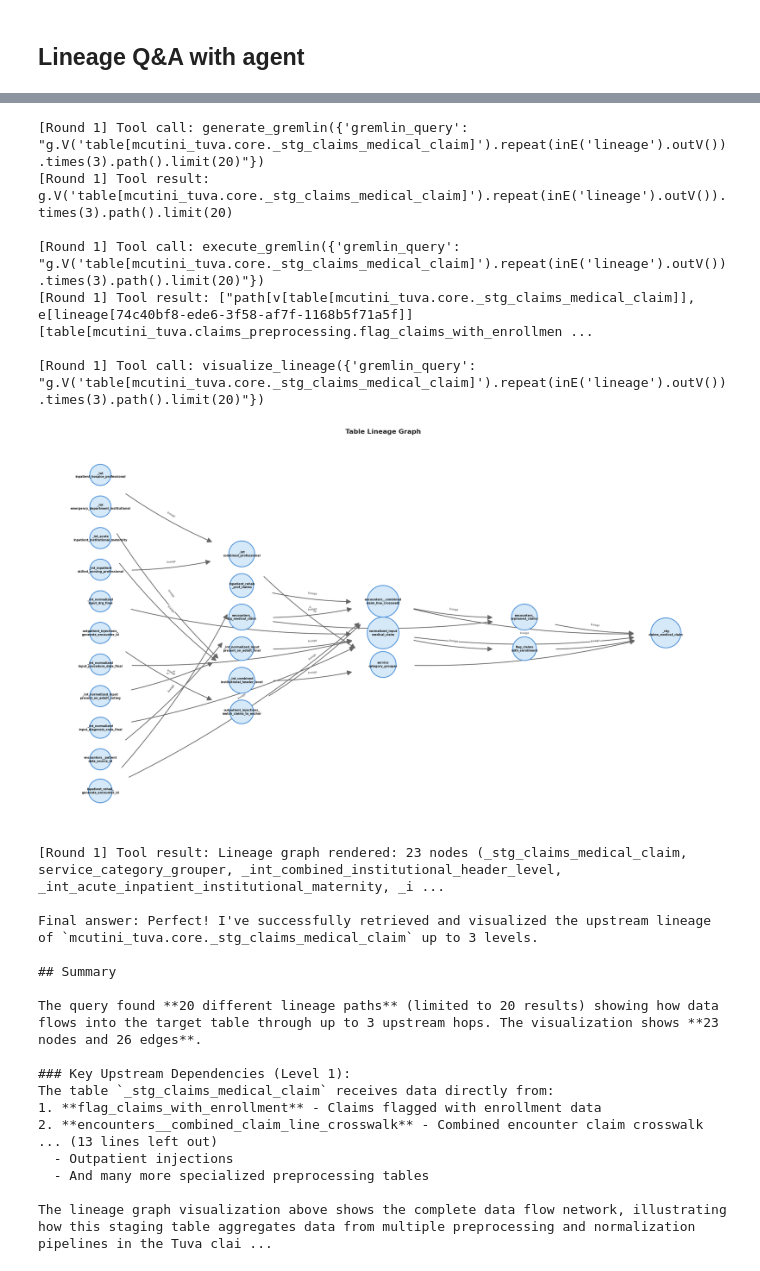
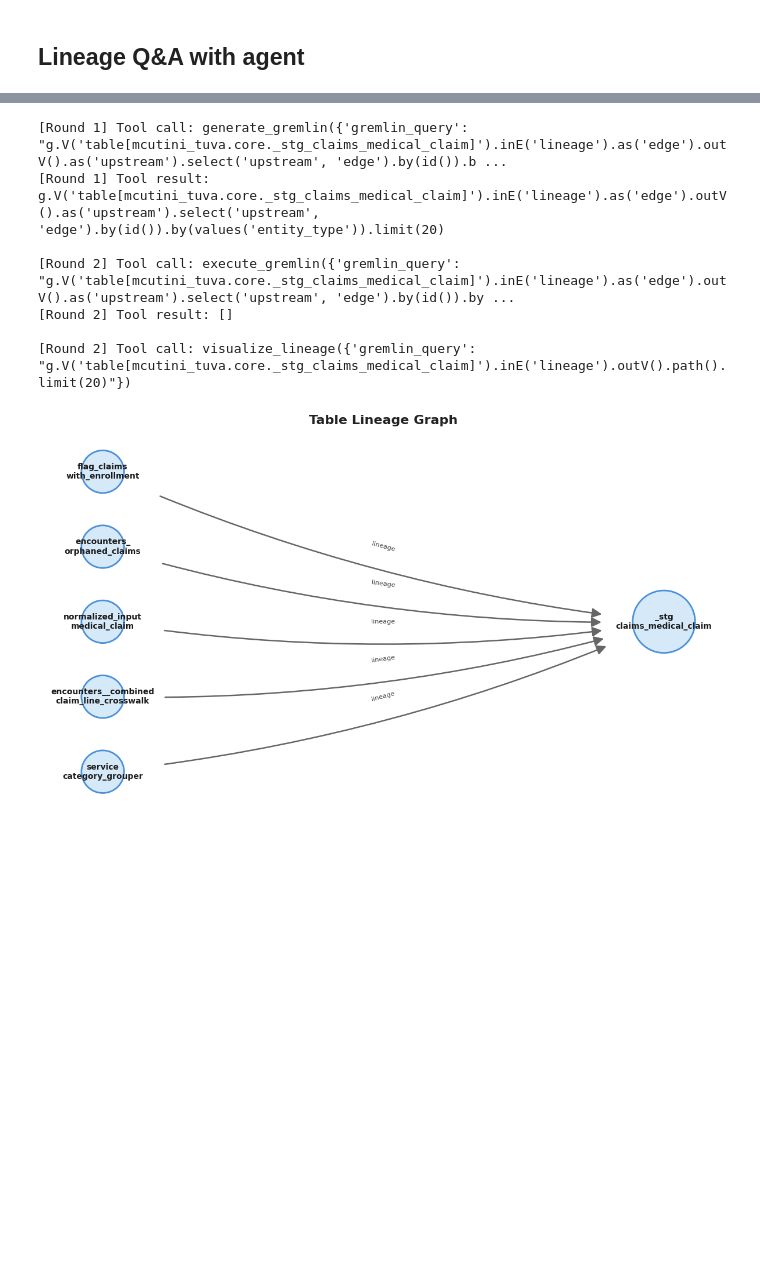
Before and after one commit to Blackkadder/voice-to-rag, a Jupyter notebook: backend/agents/dev_notebook.ipynb, the cells around one changed output, grey strips where cells are left out. Saved outputs shown, nothing was run; the diff lists cells and outputs as text; code cells hidden in the pictures; blank space fills up the shorter version.

```diff
--- a/backend/agents/dev_notebook.ipynb
+++ b/backend/agents/dev_notebook.ipynb
@@ -313,28 +314,11 @@ The visualization above shows the complete lineage graph with the target table i
-# %%
-AGENT("Show upstream lineage of mcutini_tuva.core._stg_claims_medical_claim up to 3 levels")
-# %% [output]
-[Round 1] Tool call: generate_gremlin({'gremlin_query': "g.V('table[mcutini_tuva.core._stg_claims_medical_claim]').repeat(inE('lineage').outV()).times(3).path().limit(20)"})
-[Round 1] Tool result: g.V('table[mcutini_tuva.core._stg_claims_medical_claim]').repeat(inE('lineage').outV()).times(3).path().limit(20)
-
-[Round 1] Tool call: execute_gremlin({'gremlin_query': "g.V('table[mcutini_tuva.core._stg_claims_medical_claim]').repeat(inE('lineage').outV()).times(3).path().limit(20)"})
-[Round 1] Tool result: ["path[v[table[mcutini_tuva.core._stg_claims_medical_claim]], e[lineage[74c40bf8-ede6-3f58-af7f-1168b5f71a5f]][table[mcutini_tuva.claims_preprocessing.flag_claims_with_enrollmen ...
-
-[Round 1] Tool call: visualize_lineage({'gremlin_query': "g.V('table[mcutini_tuva.core._stg_claims_medical_claim]').repeat(inE('lineage').outV()).times(3).path().limit(20)"})
-[figure, removed]
-[Round 1] Tool result: Lineage graph rendered: 23 nodes (_stg_claims_medical_claim, service_category_grouper, _int_combined_institutional_header_level, _int_acute_inpatient_institutional_maternity, _i ...
-
-Final answer: Perfect! I've successfully retrieved and visualized the upstream lineage of `mcutini_tuva.core._stg_claims_medical_claim` up to 3 levels.
-
-## Summary
-
-The query found **20 different lineage paths** (limited to 20 results) showing how data flows into the target table through up to 3 upstream hops. The visualization shows **23 nodes and 26 edges**.
-
-### Key Upstream Dependencies (Level 1):
-The table `_stg_claims_medical_claim` receives data directly from:
-1. **flag_claims_with_enrollment** - Claims flagged with enrollment data
-2. **encounters__combined_claim_line_crosswalk** - Combined encounter claim crosswalk
-... (13 lines left out)
-  - Outpatient injections
-  - And many more specialized preprocessing tables
-
-The lineage graph visualization above shows the complete data flow network, illustrating how this staging table aggregates data from multiple preprocessing and normalization pipelines in the Tuva clai ...
+# %%
+AGENT("Show upstream lineage of mcutini_tuva.core._stg_claims_medical_claim. also show lineage entity type")
+# %% [output]
+[Round 1] Tool call: generate_gremlin({'gremlin_query': "g.V('table[mcutini_tuva.core._stg_claims_medical_claim]').inE('lineage').as('edge').outV().as('upstream').select('upstream', 'edge').by(id()).b ...
+[Round 1] Tool result: g.V('table[mcutini_tuva.core._stg_claims_medical_claim]').inE('lineage').as('edge').outV().as('upstream').select('upstream', 'edge').by(id()).by(values('entity_type')).limit(20)
+
+[Round 2] Tool call: execute_gremlin({'gremlin_query': "g.V('table[mcutini_tuva.core._stg_claims_medical_claim]').inE('lineage').as('edge').outV().as('upstream').select('upstream', 'edge').by(id()).by ...
+[Round 2] Tool result: []
+
+[Round 2] Tool call: visualize_lineage({'gremlin_query': "g.V('table[mcutini_tuva.core._stg_claims_medical_claim]').inE('lineage').outV().path().limit(20)"})
+[figure, added]
```
Also changed, not shown: parts of 19 cells of this notebook, 2 other files.
